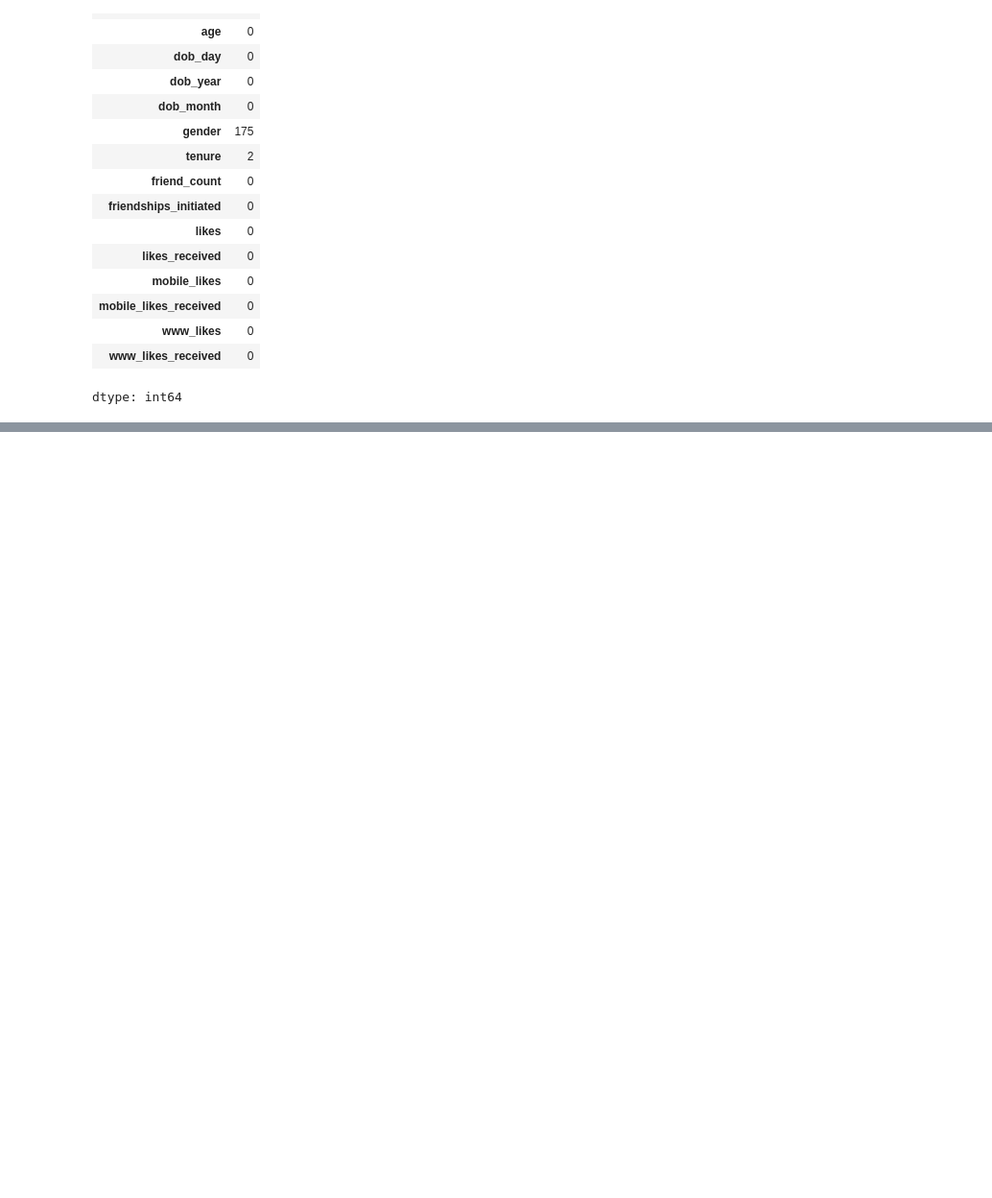
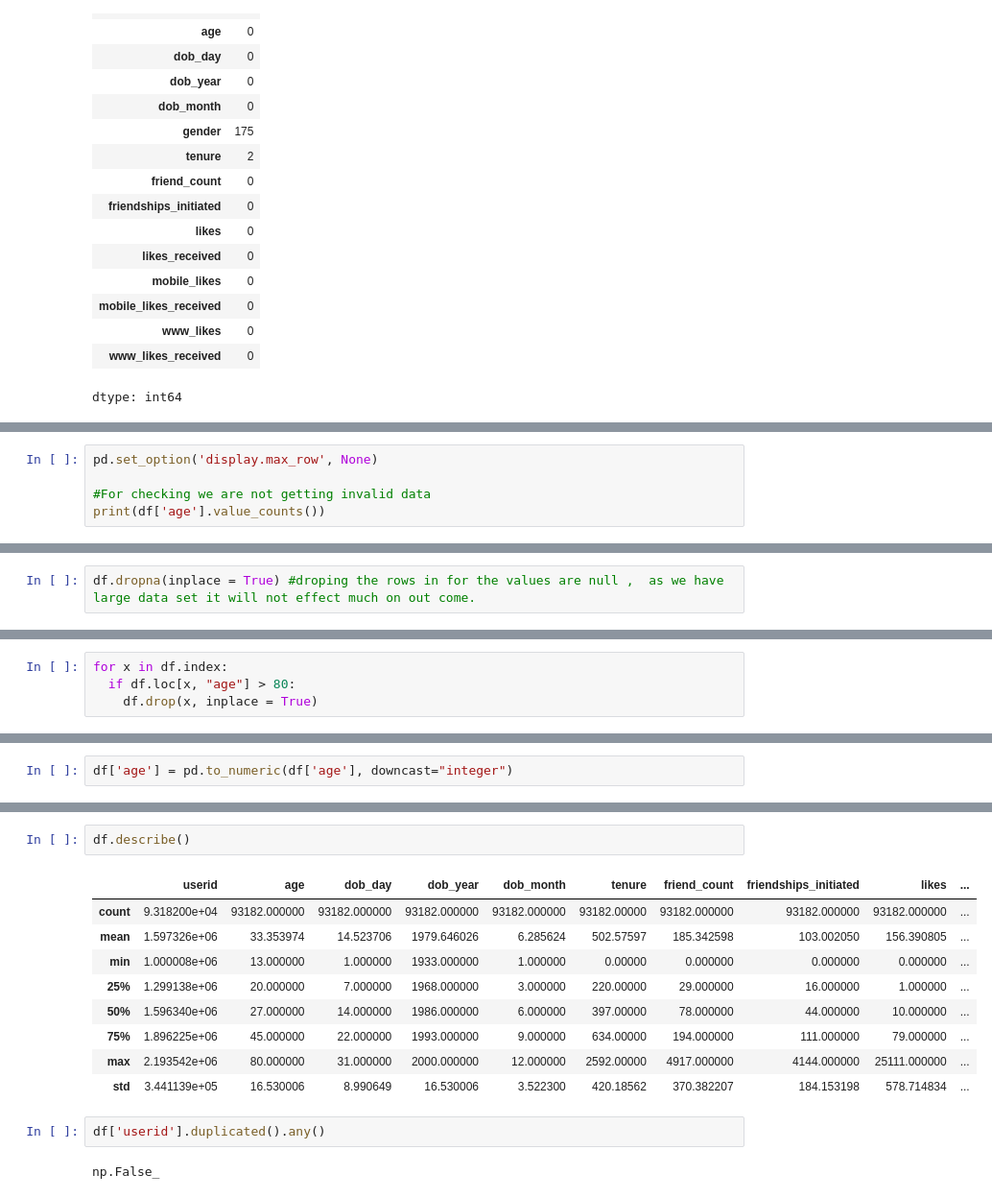
Before and after one commit to ShaikMehraj/Data_preprocess, a Jupyter notebook: Face_book.ipynb, the cells around one changed output, grey strips where cells are left out. Shown: that part at 96% size. Drawn from its saved outputs; the diff is of its cells as text; blank space fills up the shorter version.

Commit message:
Data cleaning

```diff
--- a/Face_book.ipynb
+++ b/Face_book.ipynb
@@ -86,0 +102,5 @@ dtype: int64
+# %%
+pd.set_option('display.max_row', None)
+
+#For checking we are not getting invalid data
+print(df['age'].value_counts())
@@ -86,0 +134,2 @@ dtype: int64
+# %%
+df.dropna(inplace = True) #droping the rows in for the values are null ,  as we have large data set it will not effect much on out come.
@@ -86,0 +158,4 @@ dtype: int64
+# %%
+for x in df.index:
+  if df.loc[x, "age"] > 80:
+    df.drop(x, inplace = True)
@@ -86,0 +182,2 @@ dtype: int64
+# %%
+df['age'] = pd.to_numeric(df['age'], downcast="integer")
@@ -86,0 +204,16 @@ dtype: int64
+# %%
+df.describe()
+# %% [output]
+|  | userid | age | dob_day | dob_year | dob_month | tenure | friend_count | friendships_initiated | likes | ... |
+| count | 9.318200e+04 | 93182.000000 | 93182.000000 | 93182.000000 | 93182.000000 | 93182.00000 | 93182.000000 | 93182.000000 | 93182.000000 | ... |
+| mean | 1.597326e+06 | 33.353974 | 14.523706 | 1979.646026 | 6.285624 | 502.57597 | 185.342598 | 103.002050 | 156.390805 | ... |
+| min | 1.000008e+06 | 13.000000 | 1.000000 | 1933.000000 | 1.000000 | 0.00000 | 0.000000 | 0.000000 | 0.000000 | ... |
+| 25% | 1.299138e+06 | 20.000000 | 7.000000 | 1968.000000 | 3.000000 | 220.00000 | 29.000000 | 16.000000 | 1.000000 | ... |
+| 50% | 1.596340e+06 | 27.000000 | 14.000000 | 1986.000000 | 6.000000 | 397.00000 | 78.000000 | 44.000000 | 10.000000 | ... |
+| 75% | 1.896225e+06 | 45.000000 | 22.000000 | 1993.000000 | 9.000000 | 634.00000 | 194.000000 | 111.000000 | 79.000000 | ... |
+| max | 2.193542e+06 | 80.000000 | 31.000000 | 2000.000000 | 12.000000 | 2592.00000 | 4917.000000 | 4144.000000 | 25111.000000 | ... |
+| std | 3.441139e+05 | 16.530006 | 8.990649 | 16.530006 | 3.522300 | 420.18562 | 370.382207 | 184.153198 | 578.714834 | ... |
+# %%
+df['userid'].duplicated().any()
+# %% [output]
+np.False_
```
Also changed, not shown: parts of 13 cells of this notebook.
